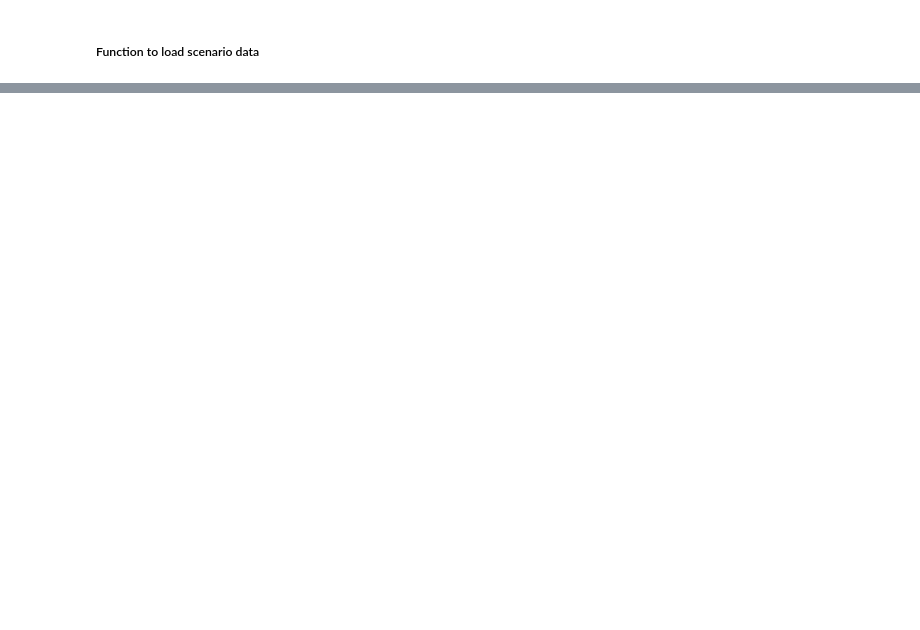
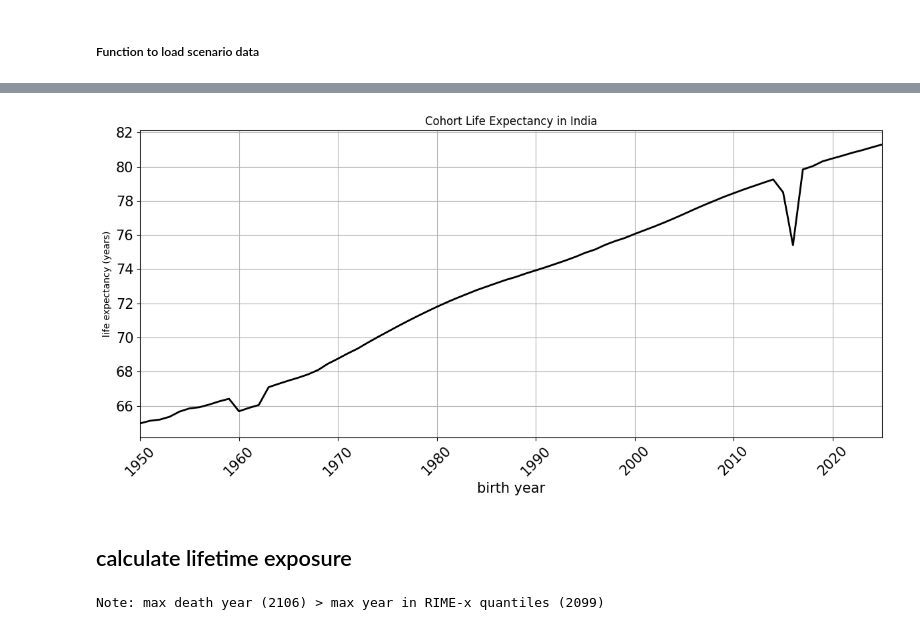
Before and after one commit to rosapietroiusti/dem4cli, a Jupyter notebook: notebooks/Run_RIMEX_new_weighing_schemes.ipynb, the cells around one changed output, grey strips where cells are left out. Drawn from its saved outputs; the diff is of its cells as text; code cells hidden in the pictures; blank space fills up the shorter version.

```diff
--- a/notebooks/Run_RIMEX_new_weighing_schemes.ipynb
+++ b/notebooks/Run_RIMEX_new_weighing_schemes.ipynb
@@ -315,0 +485,11 @@ path_csvfile
+# %%
+# load life expectancy data and clean
+# go from 'period' to 'cohort' life expectancy
+
+data_dir = os.path.join('../..', 'data-dem4cli/data') # location of dem4cli data directory
+filepath_lifeexpectancy = os.path.join(data_dir, 'life-expectancy/UN_WPP2024/WPP2024_MORT_F05_1_LIFE_EXPECTANCY_BY_AGE_BOTH_SEXES.xlsx') # location of UNWPP life expectancy data
+
+df_unwpp = load_unwpp_lifeexpectancy(filepath_lifeexpectancy = filepath_lifeexpectancy)
+df_life_expectancy_5 = get_life_expectancies(df_unwpp,
+                                        start_birthyear=1950,
+                                        end_birthyear=2025)
@@ -315,0 +516,38 @@ path_csvfile
+# %%
+# Extract life expectancy data for the country of interest
+life_expectancy_country = df_life_expectancy_5[country]
+
+# Create a plot
+plt.figure(figsize=(12, 6))
+
+# Plot the life expectancy over the years
+plt.plot(life_expectancy_country.index, life_expectancy_country.values,
+         color='black', linewidth=2)
+
+# Customize the plot
+plt.title(f'Cohort Life Expectancy in {country}')
+plt.xlabel('birth year', fontsize=15)
+plt.ylabel('life expectancy (years)')
+plt.grid(True)
+plt.xticks(ticks=range(life_expectancy_country.index.min(), life_expectancy_country.index.max() + 1, 10),
+           rotation=45, fontsize=15)
+plt.yticks(fontsize=15)
+plt.xlim(life_expectancy_country.index.min(), life_expectancy_country.index.max())
+
+# Show the plot
+plt.tight_layout()
+plt.show()
+# %% [output]
+[figure, added]
+# %% [markdown]
+## calculate lifetime exposure
+# %%
+ds_lifetime_exp = calc_lifetime_exposure_rimex(
+    all_data,
+    df_life_expectancy_5,
+    1950,
+    2025,
+    country
+)
+# %% [output]
+Note: max death year (2106) > max year in RIME-x quantiles (2099)
```
Also changed, not shown: parts of 32 cells of this notebook, 4 other files.
